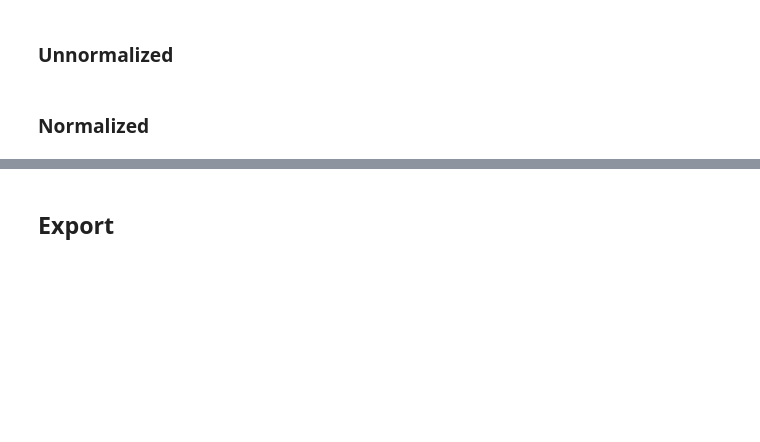
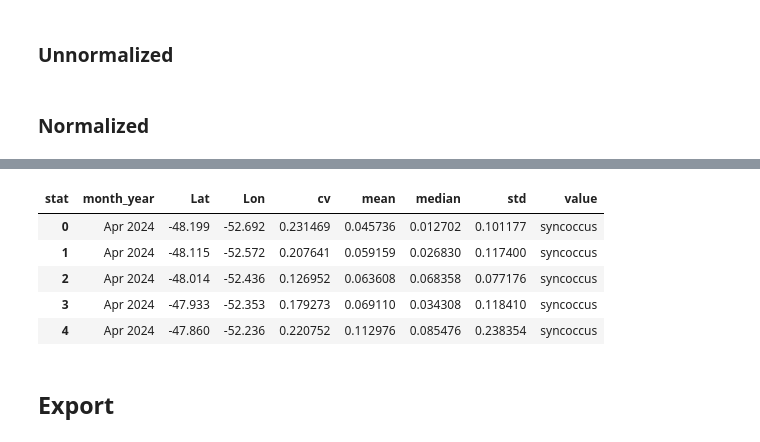
Before and after one commit to pedmondlerner/phytoSTEW, a Jupyter notebook: Team/Olivia/MOANA_Transect_Extraction.ipynb, the cells around one changed output, grey strips where cells are left out. Saved outputs shown, nothing was run; the diff lists cells and outputs as text; code cells hidden in the pictures; blank space fills up the shorter version.

```diff
--- a/Team/Olivia/MOANA_Transect_Extraction.ipynb
+++ b/Team/Olivia/MOANA_Transect_Extraction.ipynb
@@ -364,3 +374,14 @@ df_syn_wide_norm["value"] = "syncoccus"
+# %%
+# Combine
+df_all = pd.concat([df_syn_wide_norm, df_picoeuk_wide_norm, df_pro_wide_norm], ignore_index=True)
+df_all.head()
+# %% [output]
+| stat | month_year | Lat | Lon | cv | mean | median | std | value |
+| 0 | Apr 2024 | -48.199 | -52.692 | 0.231469 | 0.045736 | 0.012702 | 0.101177 | syncoccus |
+| 1 | Apr 2024 | -48.115 | -52.572 | 0.207641 | 0.059159 | 0.026830 | 0.117400 | syncoccus |
+| 2 | Apr 2024 | -48.014 | -52.436 | 0.126952 | 0.063608 | 0.068358 | 0.077176 | syncoccus |
+| 3 | Apr 2024 | -47.933 | -52.353 | 0.179273 | 0.069110 | 0.034308 | 0.118410 | syncoccus |
+| 4 | Apr 2024 | -47.860 | -52.236 | 0.220752 | 0.112976 | 0.085476 | 0.238354 | syncoccus |
 # %% [markdown]
 ## Export
 # %%
```
Also changed, not shown: parts of 9 cells of this notebook.
